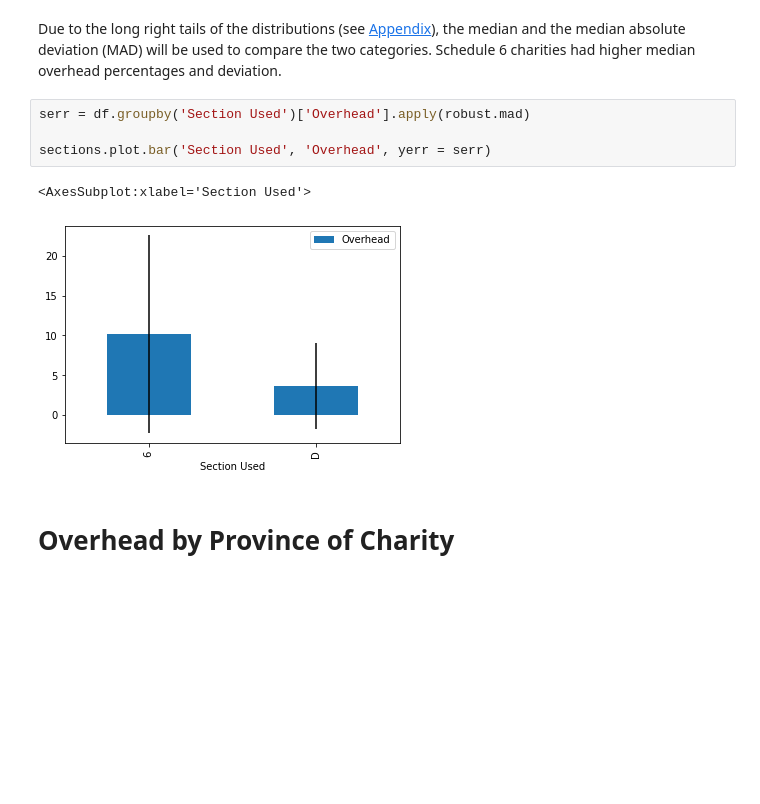
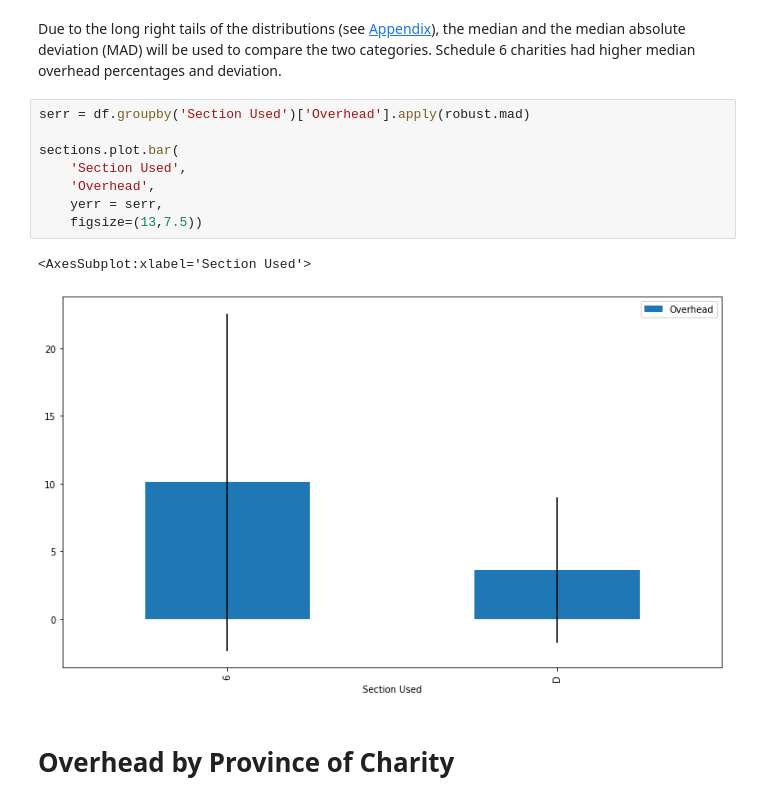
Before and after one commit to carlodghalnin/Canadian_Charity_Overhead_Analysis, a Jupyter notebook: Canada_Charity_Overhead_Analysis.ipynb, the cells around one changed output. Cells and saved outputs as stored; diff of their text form; blank space fills up the shorter version.

```diff
--- a/Canada_Charity_Overhead_Analysis.ipynb
+++ b/Canada_Charity_Overhead_Analysis.ipynb
@@ -151,10 +151,14 @@ Due to the long right tails of the distributions (see [Appendix](#SUd)), the med
 # %%
 serr = df.groupby('Section Used')['Overhead'].apply(robust.mad)
 
-sections.plot.bar('Section Used', 'Overhead', yerr = serr)
+sections.plot.bar(
+    'Section Used',
+    'Overhead',
+    yerr = serr,
+    figsize=(13,7.5))
 # %% [output]
 <AxesSubplot:xlabel='Section Used'>
-[figure, old version]
+[figure, new version]
 # %% [markdown]
 <h1>Overhead by Province of Charity</h1>
 # %% [markdown]
```
Also changed, not shown: parts of 6 cells of this notebook.
